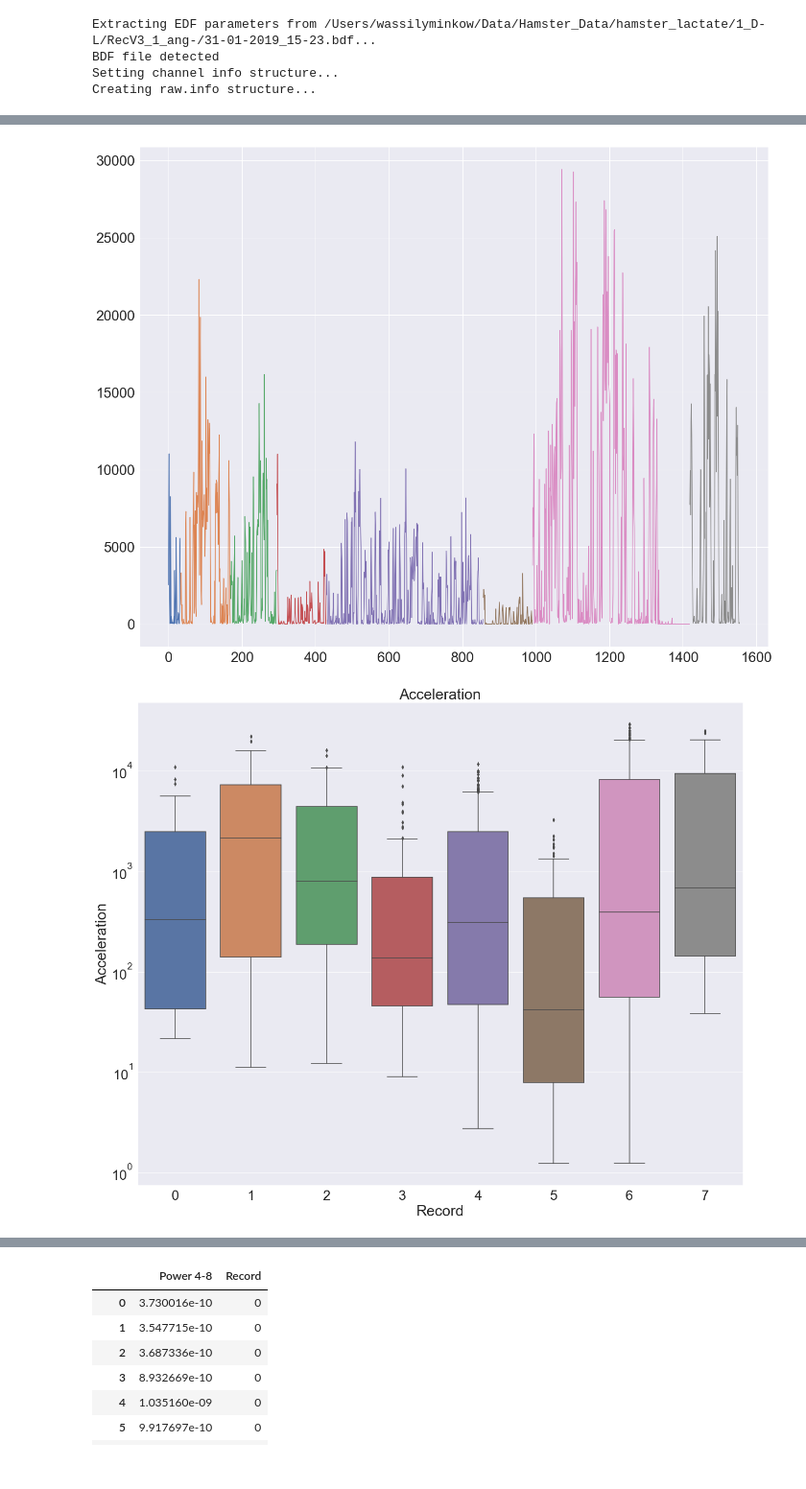
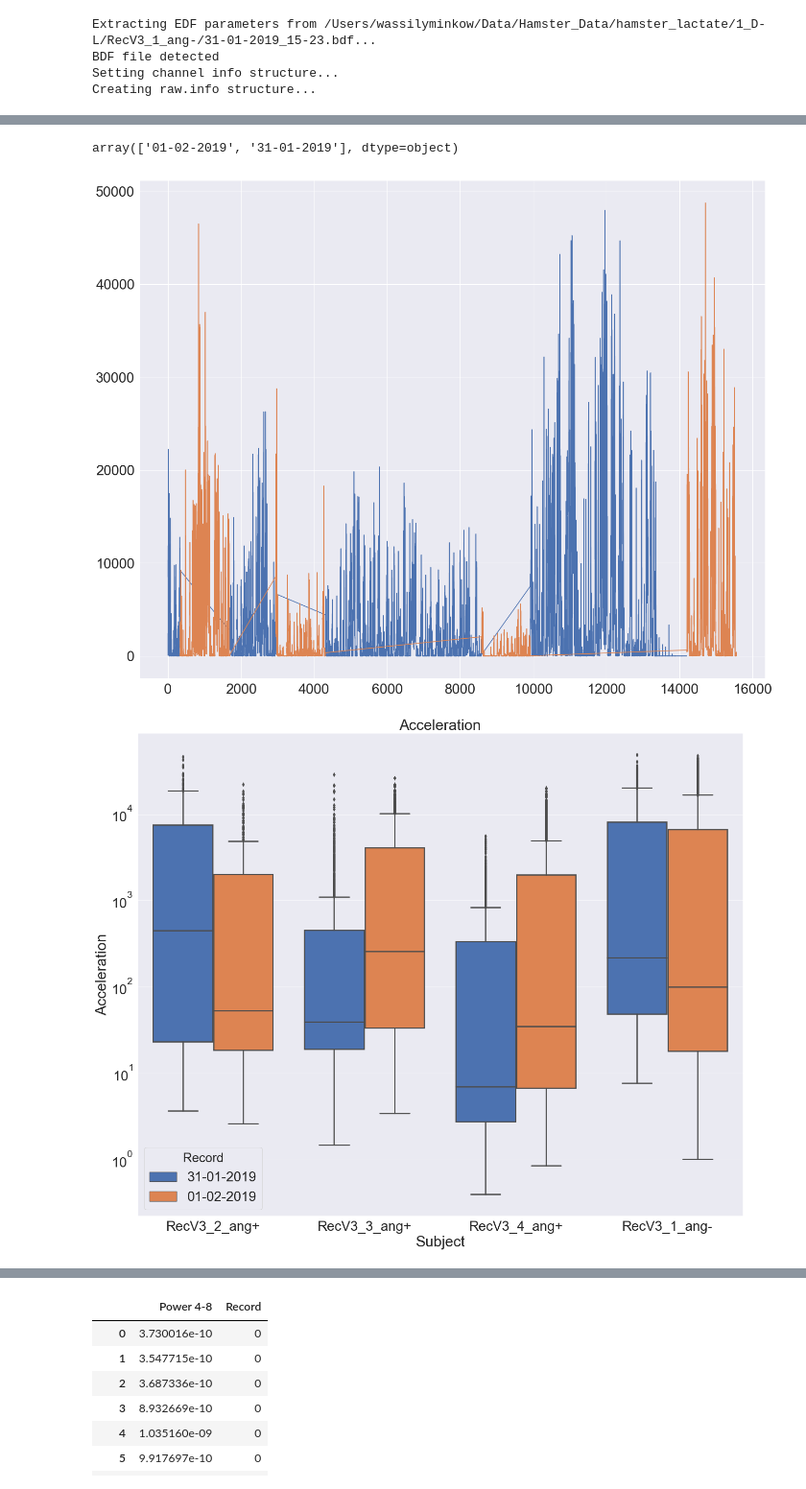
Before and after one commit to BasilMinkov/Jupyter-Notebooks, a Jupyter notebook: neuroscience/Lactate.ipynb, the cells around one changed output, grey strips where cells are left out. Shown at 96% size. Drawn from its saved outputs; the diff is of its cells as text; code cells hidden in the pictures.

```diff
--- a/neuroscience/Lactate.ipynb
+++ b/neuroscience/Lactate.ipynb
@@ -201,16 +195,26 @@ data
 # %%
 data.to_csv("lactate.csv")
+# %%
+data["Record"].unique()
+# %% [output]
+array(['01-02-2019', '31-01-2019'], dtype=object)
 # %%
-for i in np.arange(8):
+for i in data["Record"].unique():
     data[data["Record"]==i]["Acceleration"].plot()
-#     data[data["Record"]==i]["Acceleration"].shape[0]/10
 # %% [output]
-[figure, old version]
+[figure, new version]
 # %%
 f, ax = plt.subplots()
 ax.set(yscale="log")
-sns.boxplot(x="Record", y="Acceleration", data=data, ax=ax)
+sns.boxplot(x="Subject",
+            y="Acceleration",
+            hue="Record",
+            hue_order=['31-01-2019', '01-02-2019'],
+            linewidth=2.5,
+            saturation=1,
+            data=data,
+            ax=ax)
 title("Acceleration")
 show()
 # %% [output]
-[figure, old version]
+[figure, new version]
```
Also changed, not shown: parts of 17 cells of this notebook, 1 other file.
